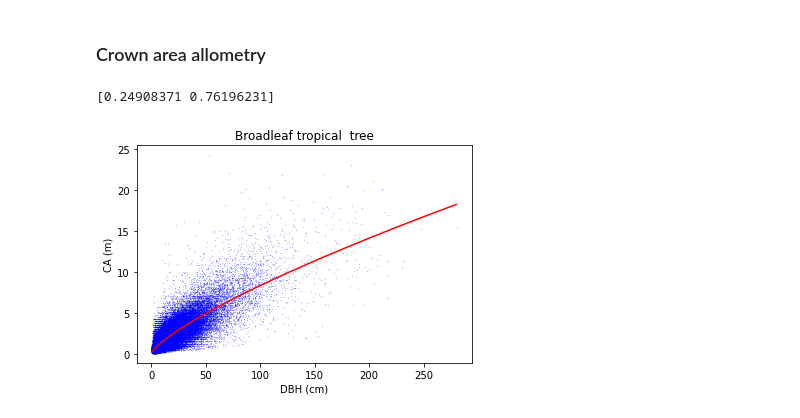
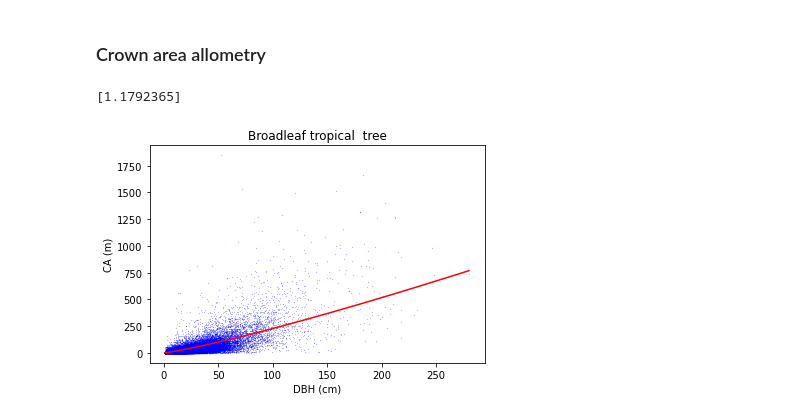
Before and after one commit to JessicaNeedham/FATES-plotting-scripts, a Jupyter notebook: Tallo_analysis_global.ipynb, the cells around one changed output. Drawn from its saved outputs; the diff is of its cells as text; code cells hidden in the pictures.

```diff
--- a/Tallo_analysis_global.ipynb
+++ b/Tallo_analysis_global.ipynb
@@ -152,0 +138,14 @@ print(df_biome['PFT'].unique())
+# %%
+# only keep relevant columns
+keep = ['species', 'latitude', 'longitude', 'stem_diameter_cm', 'height_m', 'height_outlier', 'crown_radius_m',
+       'crown_radius_outlier', 'PFT_tallo']
+
+df_tallo = df_tallo[keep]
+
+# make a crown area column
+df_tallo['crown_area']  = np.pi * df_tallo['crown_radius_m']**2
+# rename them
+new_col_names = {'stem_diameter_cm': 'dbh', 'height_m': 'height'}
+df_tallo.rename(columns=new_col_names, inplace=True)
+
+print(df_tallo.head(3))
@@ -242,22 +345,22 @@ initial_guess = [58.0, 0.73, 21.8]
 # %%
 # Broadleaf tropical
-bltr = df_biome[df_biome.PFT=='broadleaf_tropical_tree']
-bltr =  bltr.dropna(subset=['height_m', 'stem_diameter_cm'])
+bltr = df_tallo[df_tallo.PFT_tallo=='broadleaf_tropical']
+bltr =  bltr.dropna(subset=['height', 'dbh'])
 # remove outliers
 bltr = bltr[bltr['height_outlier'] == 'N']
 
-height_ps_bltr, height_cov_bltr = curve_fit(f=d2hmc, xdata=np.array(bltr['stem_diameter_cm']), ydata=np.array(bltr['height_m']),
+height_ps_bltr, height_cov_bltr = curve_fit(f=d2hmc, xdata=np.array(bltr['dbh']), ydata=np.array(bltr['height']),
                                            p0=initial_guess)
 
-dbh_bltr = np.arange(1,bltr['stem_diameter_cm'].max(),1)
+dbh_bltr = np.arange(1,bltr['dbh'].max(),1)
 
 bltr_curve = [d2hmc(d, height_ps_bltr[0], height_ps_bltr[1], height_ps_bltr[2])  for  d  in dbh_bltr]
 
-plt.scatter(bltr.stem_diameter_cm, bltr.height_m, s=0.01, color='blue')
+plt.scatter(bltr.dbh, bltr.height, s=0.01, color='blue')
 plt.plot(dbh_bltr, bltr_curve, color='red')
 plt.xlabel('DBH (cm)')
 plt.ylabel('Height (m)')
-plt.title('Broadleaf tropical  tree')
+plt.title('Broadleaf tropical')
 
 print(height_ps_bltr)
 # %% [output]
@@ -414,29 +521,27 @@ Text(0.5, 1.0, 'Needleleaf evergreen extra tree -  BAAD')
 # %% [markdown]
 ### Crown area allometry
 # %%
-def d2ca (d, p1, p2) :
-    ca = p1 * d ** p2
+def d2ca (d, p1) :
+    ca = d ** p1
     return ca
 # %%
 # Broadleaf tropical
-bltr = df_biome[df_biome.PFT=='broadleaf_tropical_tree']
+bltr = df_tallo[df_tallo.PFT_tallo=='broadleaf_tropical']
 # remove outliers
 bltr = bltr[bltr['crown_radius_outlier'] == 'N']
 
-bltr =  bltr.dropna(subset=['crown_radius_m', 'stem_diameter_cm'])
-ca_ps_bltr, ca_cov_bltr = curve_fit(f=d2ca, xdata=np.array(bltr['stem_diameter_cm']), ydata=np.array(bltr['crown_radius_m']))
+bltr =  bltr.dropna(subset=['crown_area', 'dbh'])
+ca_ps_bltr, ca_cov_bltr = curve_fit(f=d2ca, xdata=np.array(bltr['dbh']), ydata=np.array(bltr['crown_area']))
 
-dbh = np.arange(1,bltr['stem_diameter_cm'].max(),1)
+bltr_curve = [d2ca(d, ca_ps_bltr[0])  for  d  in dbh_bltr]
 
-bltr_curve = [d2ca(d, ca_ps_bltr[0], ca_ps_bltr[1])  for  d  in dbh]
-
-plt.scatter(bltr.stem_diameter_cm, bltr.crown_radius_m, s=0.01, color='blue')
-plt.plot(dbh, bltr_curve, color='red')
+plt.scatter(bltr.dbh, bltr.crown_area, s=0.01, color='blue')
+plt.plot(dbh_bltr, bltr_curve, color='red')
 plt.xlabel('DBH (cm)')
 plt.ylabel('CA (m)')
 plt.title('Broadleaf tropical  tree')
 
 print(ca_ps_bltr)
 # %% [output]
-[0.24908371 0.76196231]
+[1.1792365]
-[figure, old version]
+[figure, new version]
```
Also changed, not shown: parts of 66 cells of this notebook.
